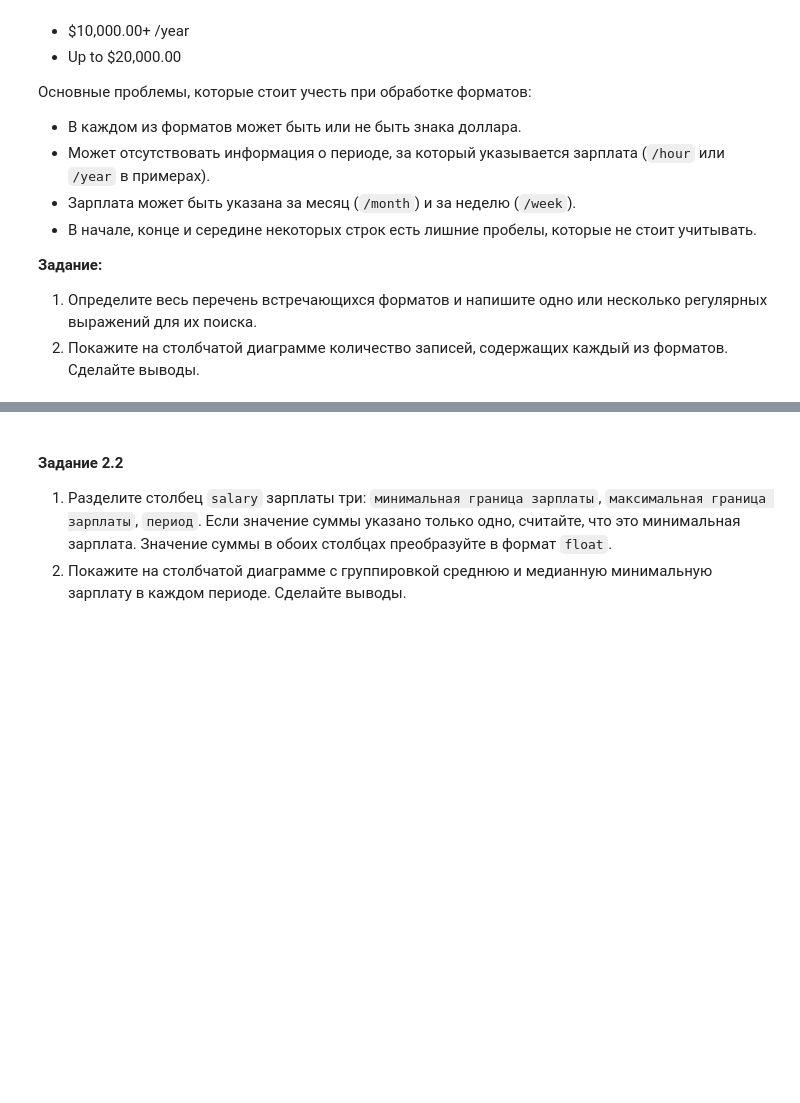
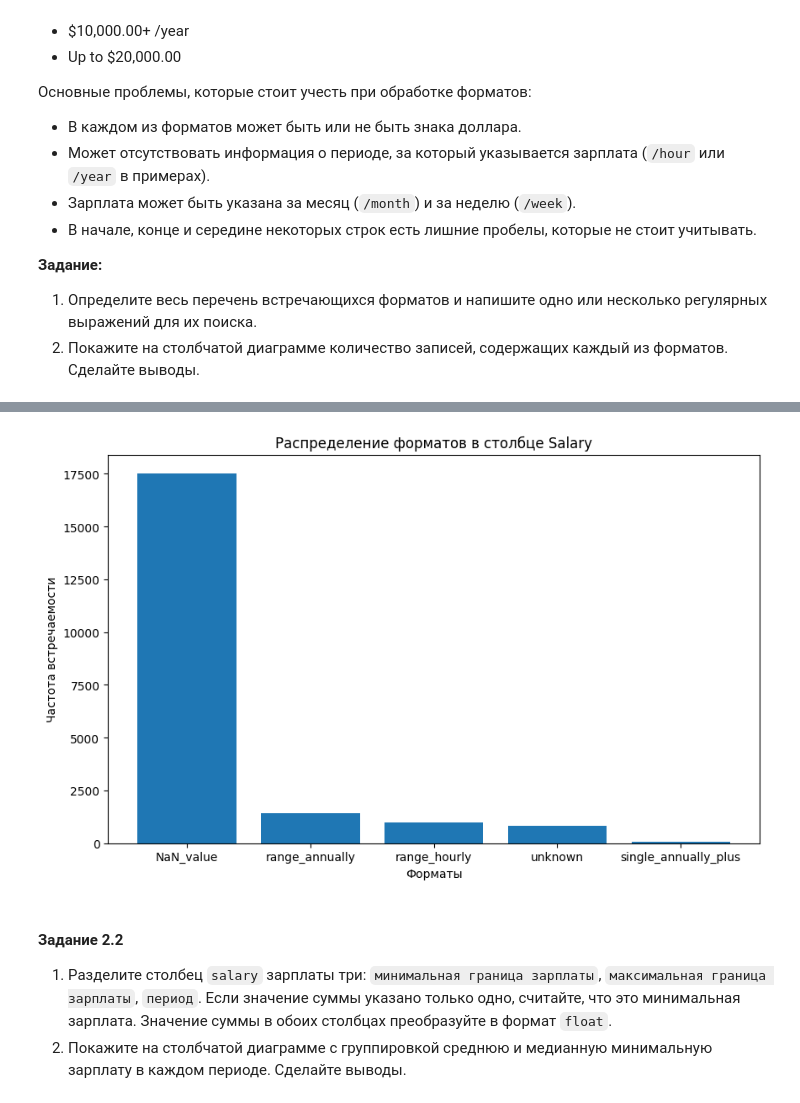
Before and after one commit to Sap-Artem/visualization_lab3, a Jupyter notebook: lab3.ipynb, the cells around one changed output, grey strips where cells are left out. Saved outputs shown, nothing was run; the diff lists cells and outputs as text; code cells hidden in the pictures; blank space fills up the shorter version.

```diff
--- a/lab3.ipynb
+++ b/lab3.ipynb
@@ -431,0 +430,28 @@ Name: count, dtype: int64
+# %%
+data['salary'] = data['salary'].astype(str)
+patterns_salary = {
+    'range_hourly': r'\d{1,3}(\.\d{2})? - \d{1,3}(\.\d{2})? \$? \/hour',
+    'range_annually': r'\d{1,3},\d{3}(\.\d{2})? - \d{1,3},\d{3}(\.\d{2})? \$? \/year',
+    'single_hourly': r'\$?\d{1,3}(\.\d{2})? \/hour',
+    'single_annually_plus': r'\$?\d{1,3},\d{3}(\.\d{2})?\+ \/year',
+    'up_to_annually': r'Up to \$?\d{1,3},\d{3}(\.\d{2})?',
+    'period_month': r'\/month',
+    'period_week': r'\/week',
+    'custom_range_daily': r'\d{1,3} - \d{1,3} \$? \/day',
+    'custom_single_annually_plus': r'\d{1,3},\d{3}(\.\d{2})?\+ \/year',
+    'custom_up_to_annually': r'Up to \$?\d{1,3},\d{3}(\.\d{2})?'
+}
+
+data['format_salary'] = ''
+for index, row in data.iterrows():
+  if row['salary'] == 'nan':
+    data.at[index, 'format_salary'] = 'NaN_value'
+  else:
+    for pattern_name, pattern in patterns_salary.items():
+        if re.match(pattern, row['salary']):
+            data.at[index, 'format_salary'] = pattern_name
+            break
+    else:
+        data.at[index, 'format_salary'] = 'unknown'
+format_counts = data['format_salary'].value_counts()
+print(format_counts)
@@ -432,3 +466,12 @@ Name: count, dtype: int64
+# %%
+plt.figure(figsize=(10, 6))
+plt.bar(format_counts.index, format_counts.values)
+plt.title('Распределение форматов в столбце Salary')
+plt.xlabel('Форматы')
+plt.ylabel('Частота встречаемости')
+plt.show()
+# %% [output]
+[figure, added]
 # %% [markdown]
 #### Задание 2.2
 
```
Also changed, not shown: parts of 3 cells of this notebook.
